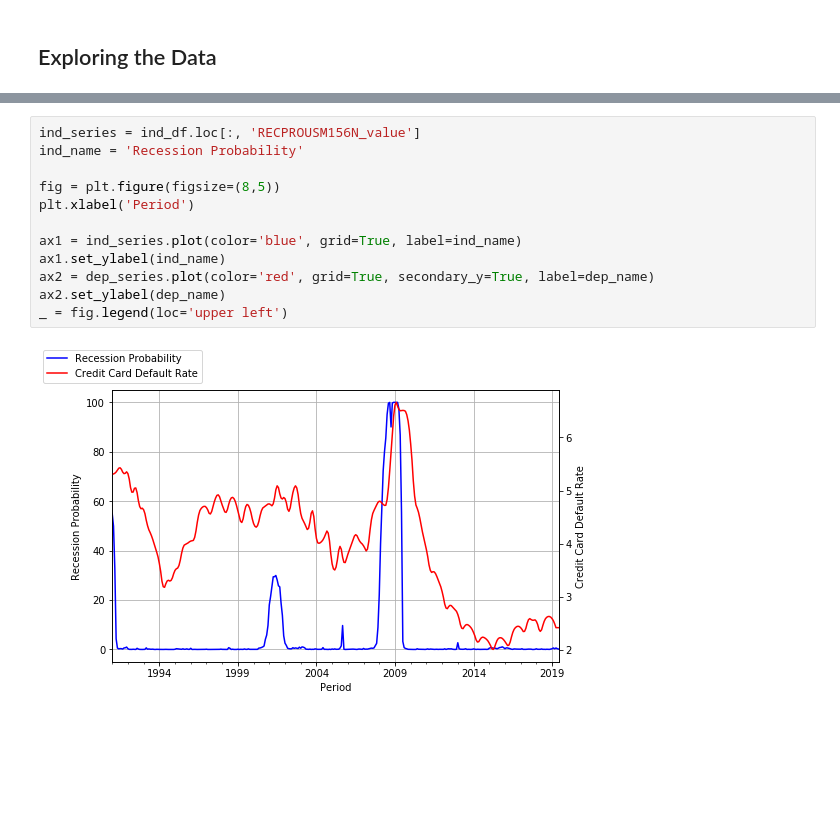
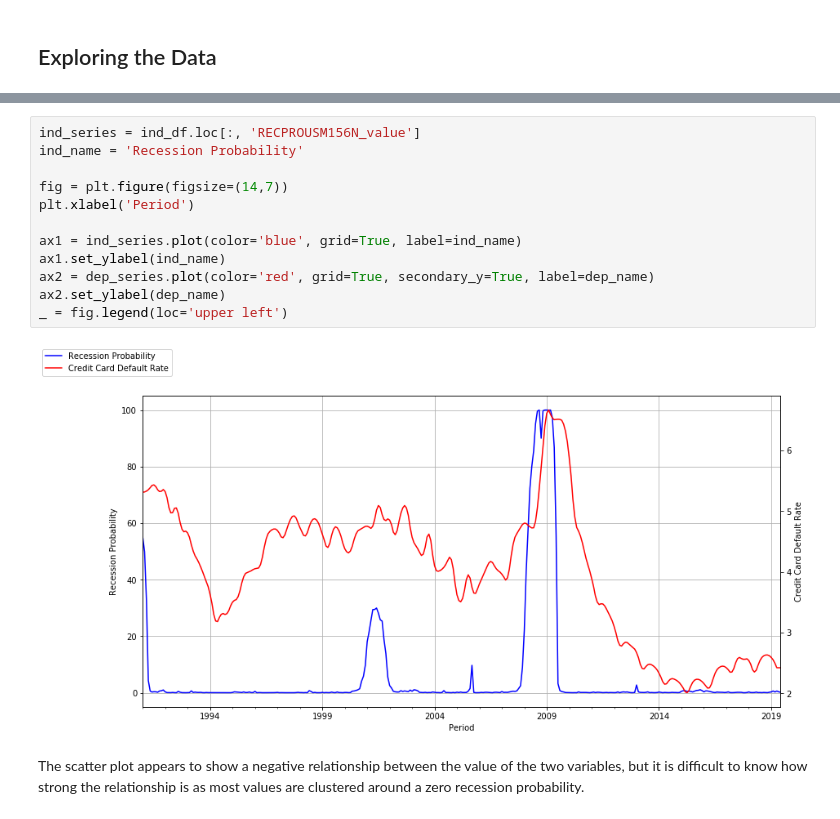
Before and after one commit to mhardcastle0/Macro_Forecasting, a Jupyter notebook: macro_capstone_data_exploration.ipynb, the cells around one changed output, grey strips where cells are left out. Saved outputs shown, nothing was run; the diff lists cells and outputs as text; blank space fills up the shorter version.

```diff
--- a/macro_capstone_data_exploration.ipynb
+++ b/macro_capstone_data_exploration.ipynb
@@ -122,15 +144,17 @@ print(percentile_range)
 # %%
 ind_series = ind_df.loc[:, 'RECPROUSM156N_value']
 ind_name = 'Recession Probability'
 
-fig = plt.figure(figsize=(8,5))
+fig = plt.figure(figsize=(14,7))
 plt.xlabel('Period')
 
 ax1 = ind_series.plot(color='blue', grid=True, label=ind_name)
 ax1.set_ylabel(ind_name)
 ax2 = dep_series.plot(color='red', grid=True, secondary_y=True, label=dep_name)
 ax2.set_ylabel(dep_name)
 _ = fig.legend(loc='upper left')
 # %% [output]
-[figure, old version]
+[figure, new version]
+# %% [markdown]
+The scatter plot appears to show a negative relationship between the value of the two variables, but it is difficult to know how strong the relationship is as most values are clustered around a zero recession probability.
 # %%
```
Also changed, not shown: parts of 35 cells of this notebook, 4 other files.
